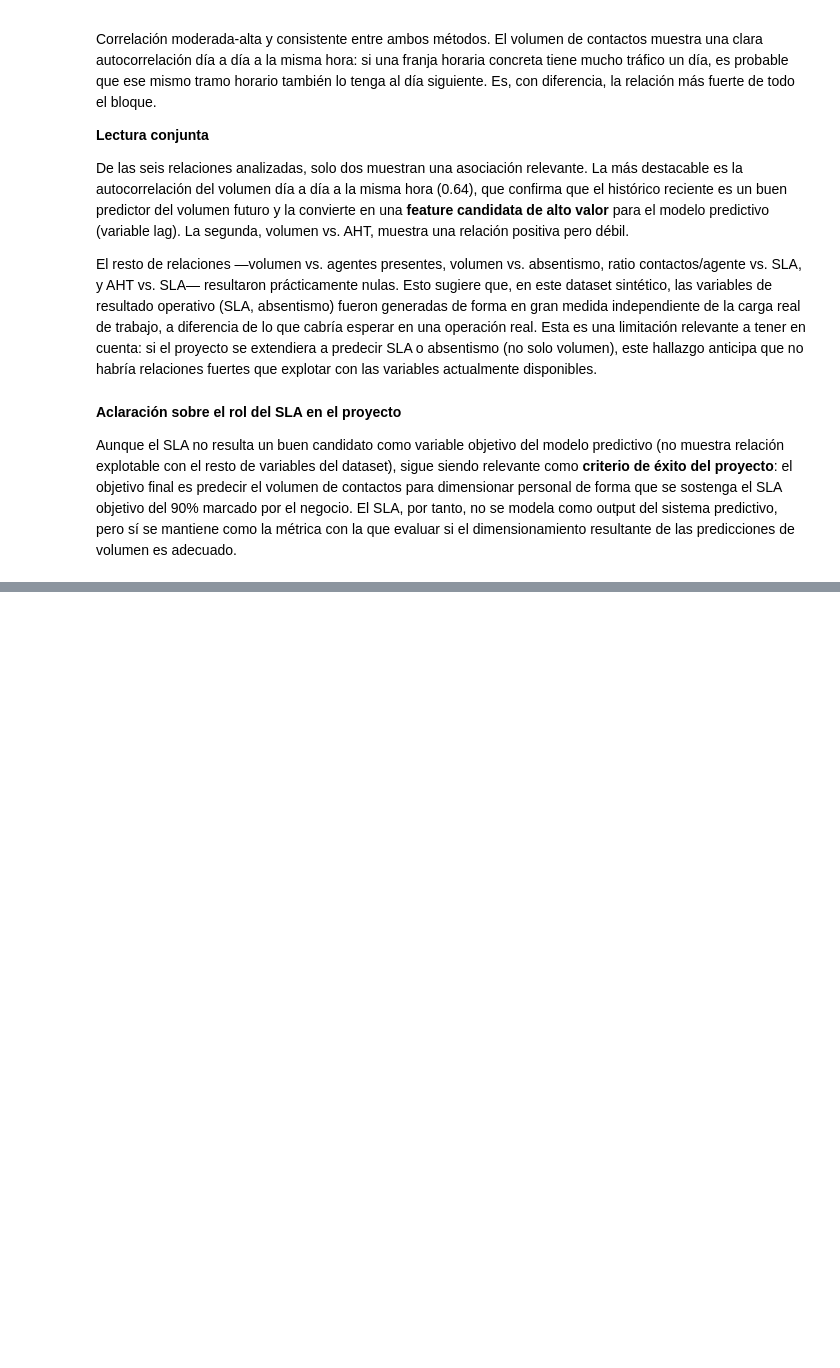
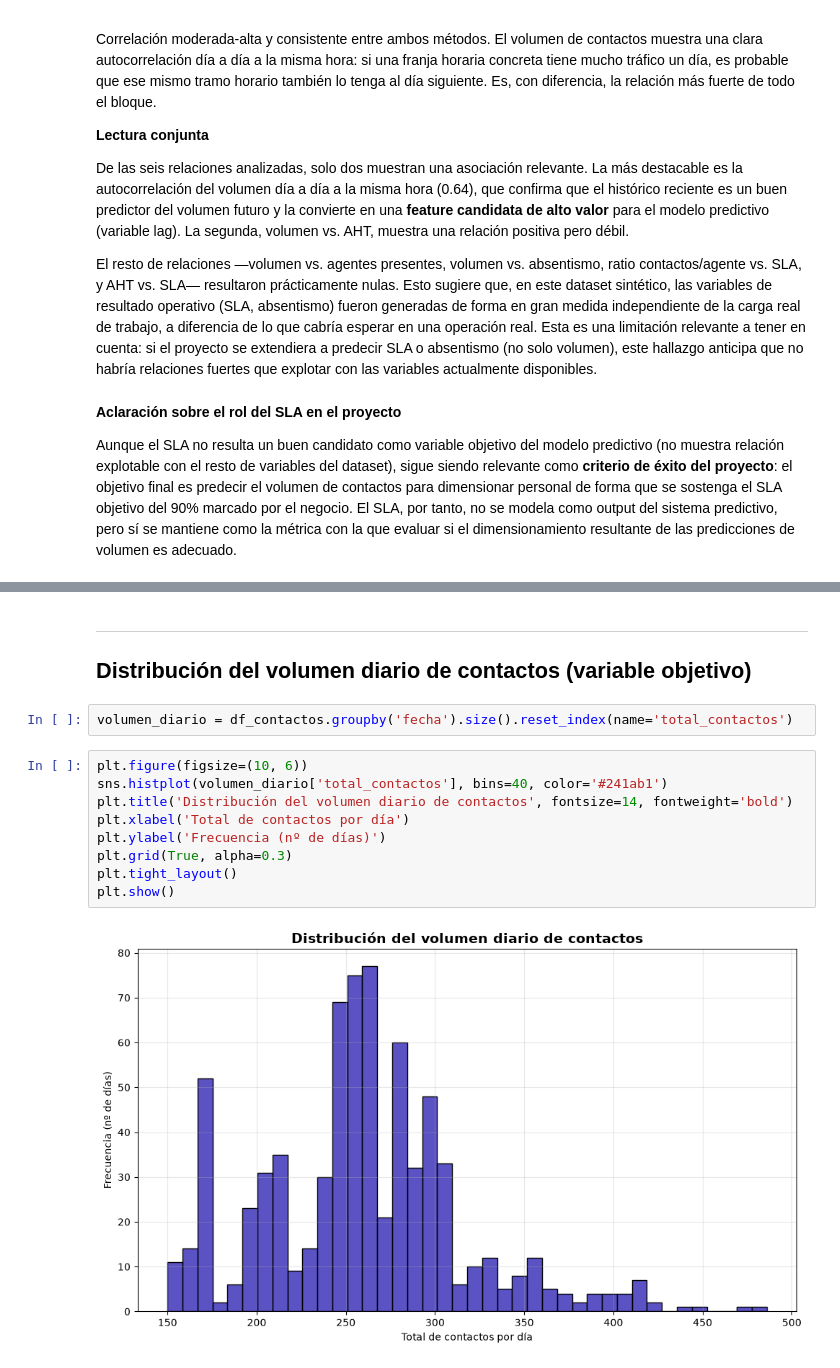
Before and after one commit to RosaSierr0609/contact-center-workforce-prediction, a Jupyter notebook: 1. EDA.ipynb, the cells around one changed output, grey strips where cells are left out. Drawn from its saved outputs; the diff is of its cells as text; blank space fills up the shorter version.

```diff
--- a/1. EDA.ipynb
+++ b/1. EDA.ipynb
@@ -551,0 +649,16 @@ Aunque el SLA no resulta un buen candidato como variable objetivo del modelo pre
+# %% [markdown]
+---
+## Distribución del volumen diario de contactos (variable objetivo)
+# %%
+volumen_diario = df_contactos.groupby('fecha').size().reset_index(name='total_contactos')
+# %%
+plt.figure(figsize=(10, 6))
+sns.histplot(volumen_diario['total_contactos'], bins=40, color='#241ab1')
+plt.title('Distribución del volumen diario de contactos', fontsize=14, fontweight='bold')
+plt.xlabel('Total de contactos por día')
+plt.ylabel('Frecuencia (nº de días)')
+plt.grid(True, alpha=0.3)
+plt.tight_layout()
+plt.show()
+# %% [output]
+[figure, added]
```
Also changed, not shown: parts of 14 cells of this notebook.
